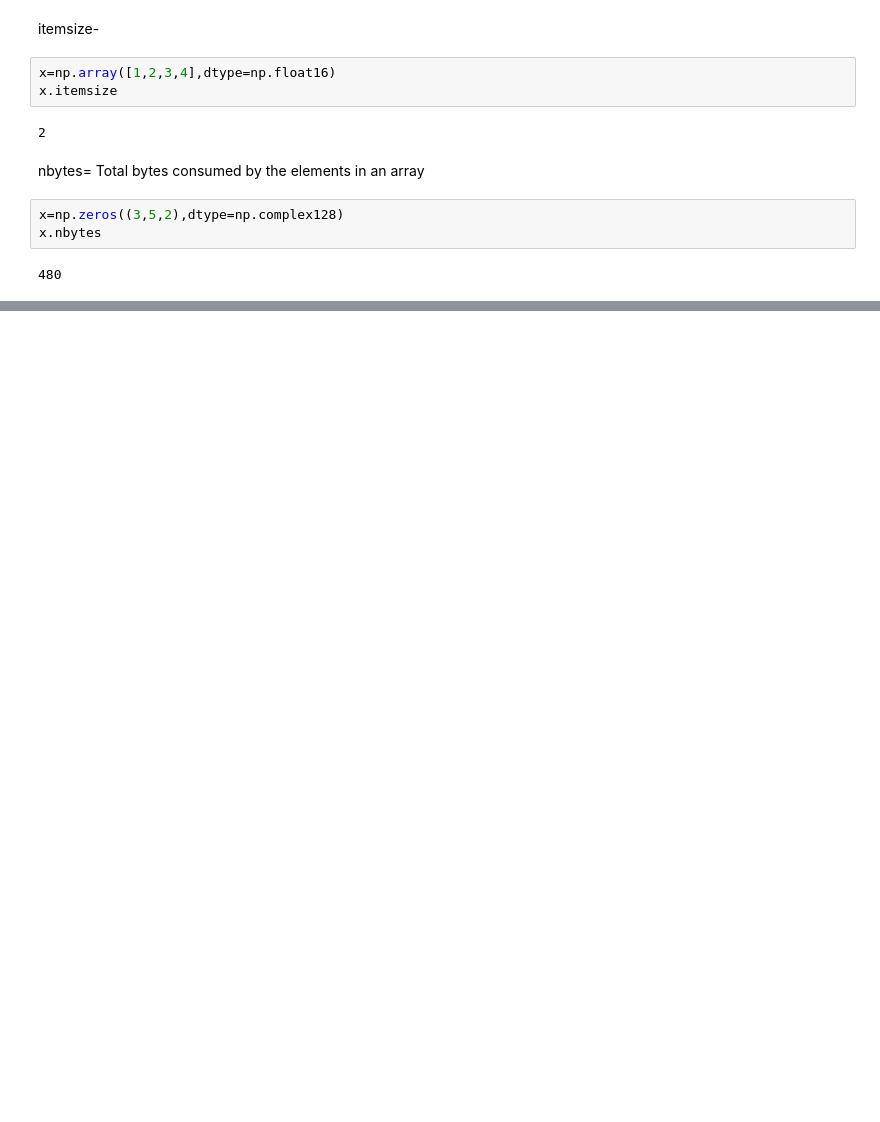
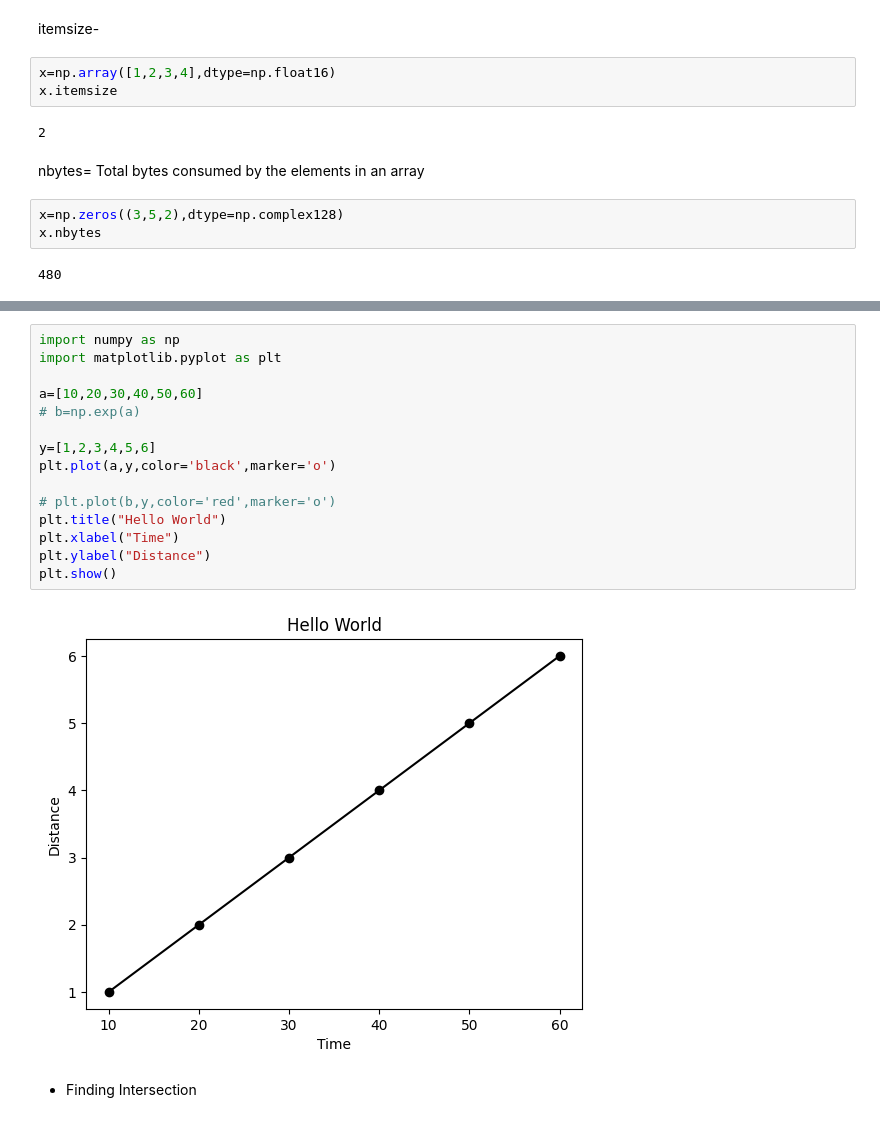
Before and after one commit to LANSPRESADO123/Artificial-Intelligence, a Jupyter notebook: Python/numpy.ipynb, the cells around one changed output, grey strips where cells are left out. Drawn from its saved outputs; the diff is of its cells as text; blank space fills up the shorter version.

```diff
--- a/Python/numpy.ipynb
+++ b/Python/numpy.ipynb
@@ -551,0 +930,19 @@ x.nbytes
+# %%
+import numpy as np
+import matplotlib.pyplot as plt
+
+a=[10,20,30,40,50,60]
+# b=np.exp(a)
+
+y=[1,2,3,4,5,6]
+plt.plot(a,y,color='black',marker='o')
+
+# plt.plot(b,y,color='red',marker='o')
+plt.title("Hello World")
+plt.xlabel("Time")
+plt.ylabel("Distance")
+plt.show()
+# %% [output]
+[figure, added]
+# %% [markdown]
+- Finding Intersection
```
Also changed, not shown: parts of 72 cells of this notebook, 4 other files.
